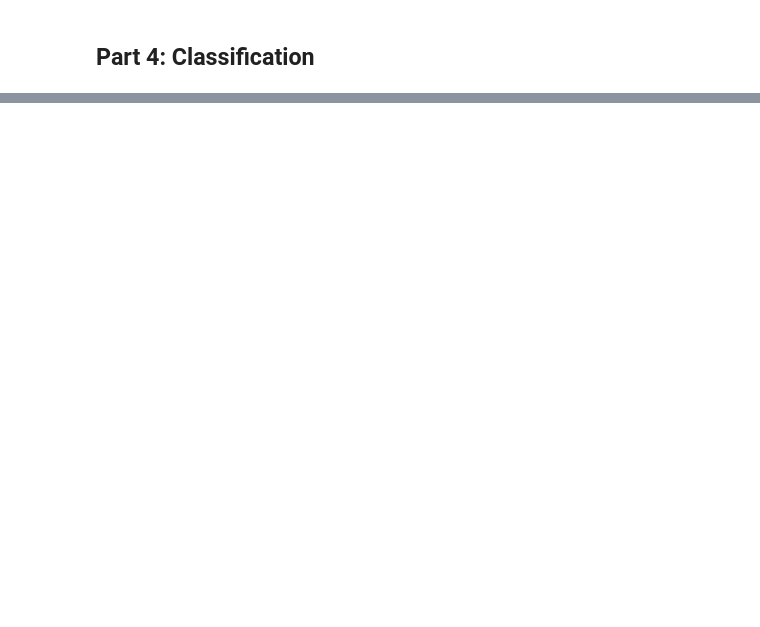
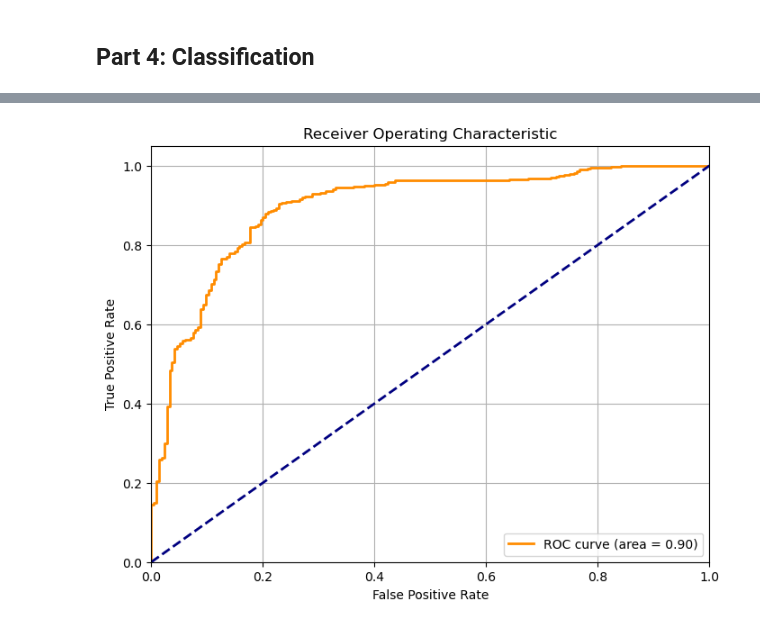
Before and after one commit to MelchizedekM/COMP4211, a Jupyter notebook: PA1/pa1.ipynb, the cells around one changed output, grey strips where cells are left out. Drawn from its saved outputs; the diff is of its cells as text; code cells hidden in the pictures; blank space fills up the shorter version.

```diff
--- a/PA1/pa1.ipynb
+++ b/PA1/pa1.ipynb
@@ -615,4 +638,4 @@ else:
 # %%
 np.random.seed(random_seed)
 random.seed(random_seed)
-X_train, X_test, y_train, y_test = train_test_split(train_fe, train_labels['classification target'], test_size=0.2, random_state=random_seed)
+X_train_LR, X_test_LR, y_train_LR, y_test_LR = train_test_split(train_fe, train_labels['classification target'], test_size=0.2, random_state=random_seed)
@@ -618,0 +693,87 @@ X_train, X_test, y_train, y_test = train_test_split(train_fe, train_labels['clas
+# %%
+eta0_list = [0.05, 0.04, 0.03, 0.02, 0.01]
+# Plot the ROC curve calculated on the validation set with the last model
+if running_index == 9:
+
+    for j in range(len(eta0_list)):
+
+        eta0 = eta0_list[j]
+        lr_para_test = {
+            'learning_rate':'constant',
+            'eta0':eta0,
+            'max_iter':1000,
+            'tol':1e-3
+            }
+
+        training_times = []
+        f1_scores = []
+        test_accuracies = []
+        training_accuracies = []
+
+        for i in range(3):
+            model, training_time, f1, test_accuracy, training_accuracy = train_model_classification(
+                X_train_LR, y_train_LR, X_test_LR, y_test_LR, running_index, lr_para_test, f"_set{j}_trial_{i+1}", i+random_seed)
+
+            training_times.append(training_time)
+            f1_scores.append(f1)
+            test_accuracies.append(test_accuracy)
+            training_accuracies.append(training_accuracy)
+
+        for name in lr_para_test:
+            print(name + ':', lr_para_test[name])
+
+        avg_training_time = np.mean(training_times)
+        std_training_time = np.std(training_times)
+
+        avg_f1_score = np.mean(f1_scores)
+        std_f1_score = np.std(f1_scores)
+
+        avg_test_accuracy = np.mean(test_accuracies)
+        std_test_accuracy = np.std(test_accuracies)
+
+        avg_training_accuracy = np.mean(training_accuracies)
+        std_training_accuracy = np.std(training_accuracies)
+
+        print(f"Average Training Time: {avg_training_time} (±{std_training_time})")
+        print(f"Average F1 Score: {avg_f1_score} (±{std_f1_score})")
+        print(f"Average Testing Accuracy: {avg_test_accuracy} (±{std_test_accuracy})")
+        print(f"Average Training Accuracy: {avg_training_accuracy} (±{std_training_accuracy})")
+        print()
+
+        if j == len(eta0_list) - 1:
+            y_score = model.decision_function(X_test_LR)
+
+            fpr, tpr, _ = roc_curve(y_test_LR, y_score, pos_label='success')
+            roc_auc = auc(fpr, tpr)
+
+            plt.figure(figsize=(8, 6))
+            plt.plot(fpr, tpr, color='darkorange', lw=2, label='ROC curve (area = %0.2f)' % roc_auc)
+            plt.plot([0, 1], [0, 1], color='navy', lw=2, linestyle='--')
+            plt.xlim([0.0, 1.0])
+            plt.ylim([0.0, 1.05])
+            plt.xlabel('False Positive Rate')
+            plt.ylabel('True Positive Rate')
+            plt.title('Receiver Operating Characteristic')
+            plt.legend(loc="lower right")
+            plt.grid(True)
+            plt.savefig(f'./pic/ROC_curve_set{j}.png')
+            plt.show()
+
+        if not os.path.exists('./result/classification'):
+            os.makedirs('./result/classification')
+
+        with open(f'./result/classification/model10_set{j}.txt', 'w') as f:
+            f.write(f"Learning Rate" + str(lr_para_test['learning_rate']) + '\n')
+            f.write(f"Eta0: {lr_para_test['eta0']}\n")
+            f.write(f"Max Iter: {lr_para_test['max_iter']}\n")
+            f.write(f"Tol: {lr_para_test['tol']}\n")
+            f.write(f"Average Training Time: {avg_training_time} (±{std_training_time})\n")
+            f.write(f"Average F1 Score: {avg_f1_score} (±{std_f1_score})\n")
+            f.write(f"Average Testing Accuracy: {avg_test_accuracy} (±{std_test_accuracy})\n")
+            f.write(f"Average Training Accuracy: {avg_training_accuracy} (±{std_training_accuracy})\n")
+
+else:
+    for j in range(len(eta0_list)):
+        with open(f'./result/classification/model10_set{j}.txt', 'r') as f:
+            print(f.read())
+# %% [output]
@@ -618,0 +797 @@ X_train, X_test, y_train, y_test = train_test_split(train_fe, train_labels['clas
+[figure, added]
```
Also changed, not shown: parts of 13 cells of this notebook, 1 other file.
